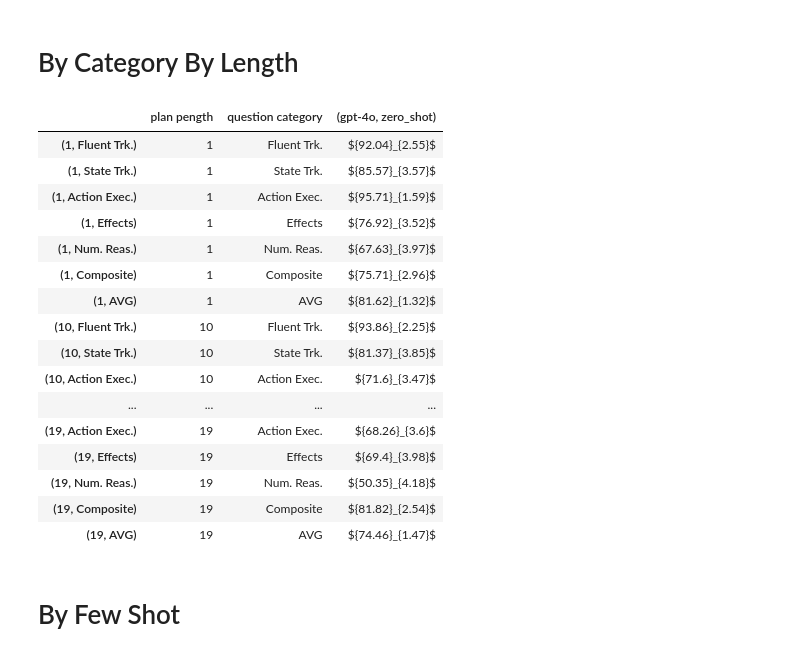
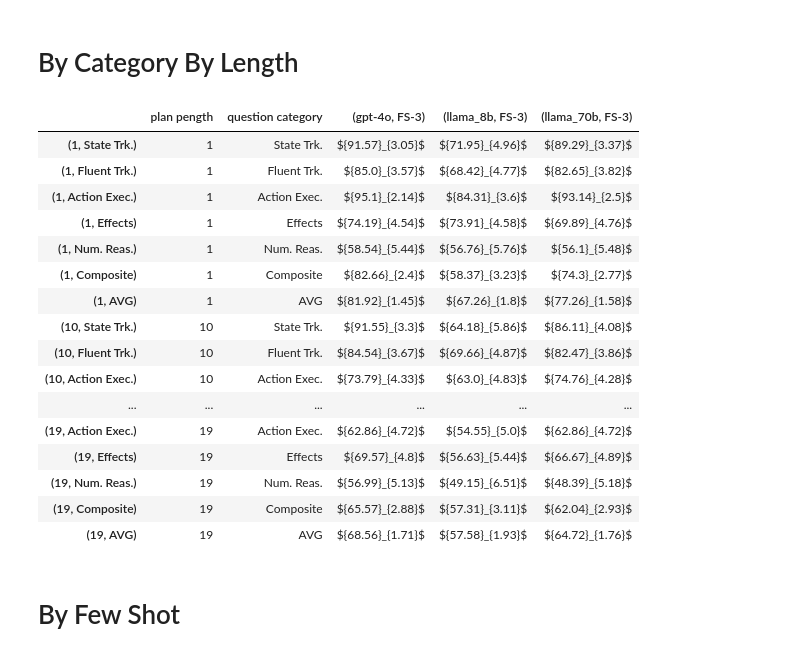
Before and after one commit to izuminka/reasoning_about_actions, a Jupyter notebook: analysis/tables/by_models.ipynb, the cells around one changed output. Drawn from its saved outputs; the diff is of its cells as text; code cells hidden in the pictures.

```diff
--- a/analysis/tables/by_models.ipynb
+++ b/analysis/tables/by_models.ipynb
@@ -13,15 +13,14 @@ CONF_KEY = 'sem'
 def latex_table_mods(latex_table):
     return latex_table.replace('{lllllllllllll}','{l|ll|ll|ll|ll||ll|ll}').replace('${None}_{None}$', '---')
 
-model_names =  ['gpt-4o']#, 'gemini', 'llama2-13b-chat', 'llama-3-8b-instruct', 'llama2-7b-chat', 'gemma-7b'] + ['llama-3-8b-instruct-finetuned','gemma-7b-finetuned']
+model_names =  ['gpt-4o', 'llama_8b','llama_70b', ]#'llama_8b.finetuned_free'#'llama_8b.finetuned_tf']#, 'gemini', 'llama2-13b-chat', 'llama-3-8b-instruct', 'llama2-7b-chat', 'gemma-7b'] + ['llama-3-8b-instruct-finetuned','gemma-7b-finetuned']
 # %%
-answer_type = TRUE_FALSE_ANSWER_TYPE
+answer_type = TRUE_FALSE_ANSWER_TYPE# FREE_ANSWER_TYPE #
 answer_type_ext = f'{answer_type}.{ACCURACY_SCORE_KEY}'
-
 
 # ids_file_name = 'dataset_ids.test.pruned'  # None
 # save_main_dir = f'{STATISTICS_PATH}.{ids_file_name}'
-save_main_dir = f'{STATISTICS_PATH}.trial_run3'
+save_main_dir = f'{STATISTICS_PATH}.trial_run.ED'
 stats_all = collect_stats_all(answer_type_ext, save_main_dir=save_main_dir)
 print(len(stats_all))
 plan_lengths = [1,10,19]
@@ -220,33 +223,33 @@ def to_df_few_shot_by_category(results_all, answer_type,
 # %%
 subs = WITHOUT_RANDOM_SUB
 rams = WITHOUT_RAMIFICATIONS
-prompt_type = 'zero_shot'
+prompt_type = 'few_shot_3'#'zero_shot'
 # for subs in [WITHOUT_RANDOM_SUB, WITH_RANDOM_SUB]:
 #     for rams in [WITHOUT_RAMIFICATIONS, WITH_RAMIFICATIONS]:
 df3 = to_df_by_len_by_category(stats_all, answer_type, prompt_type, model_names=model_names, subs=subs, ramifications=rams)
 df3
         # #
 # caption_nl = f'performance of on the test set by categories, {subs}, {rams}'.replace('_', ' ')
 # save_key = f'by_plan_by_categories.{answer_type}.{prompt_type}.{subs}.{rams}'
 #
 # latex_table_all = latex_table_mods(to_latex_table(df3, caption_nl, label=save_key, index=False))
 # with open(os.path.join(save_dir, f'{save_key}.tex'), 'w') as f:
 #     f.write(latex_table_all)
 # %% [output]
-|  | plan pength | question category | (gpt-4o, zero_shot) |
-| (1, Fluent Trk.) | 1 | Fluent Trk. | ${92.04}_{2.55}$ |
-| (1, State Trk.) | 1 | State Trk. | ${85.57}_{3.57}$ |
-| (1, Action Exec.) | 1 | Action Exec. | ${95.71}_{1.59}$ |
-| (1, Effects) | 1 | Effects | ${76.92}_{3.52}$ |
-| (1, Num. Reas.) | 1 | Num. Reas. | ${67.63}_{3.97}$ |
-| (1, Composite) | 1 | Composite | ${75.71}_{2.96}$ |
-| (1, AVG) | 1 | AVG | ${81.62}_{1.32}$ |
-| (10, Fluent Trk.) | 10 | Fluent Trk. | ${93.86}_{2.25}$ |
-| (10, State Trk.) | 10 | State Trk. | ${81.37}_{3.85}$ |
-| (10, Action Exec.) | 10 | Action Exec. | ${71.6}_{3.47}$ |
-| ... | ... | ... | ... |
-| (19, Action Exec.) | 19 | Action Exec. | ${68.26}_{3.6}$ |
-| (19, Effects) | 19 | Effects | ${69.4}_{3.98}$ |
-| (19, Num. Reas.) | 19 | Num. Reas. | ${50.35}_{4.18}$ |
-| (19, Composite) | 19 | Composite | ${81.82}_{2.54}$ |
-| (19, AVG) | 19 | AVG | ${74.46}_{1.47}$ |
+|  | plan pength | question category | (gpt-4o, FS-3) | (llama_8b, FS-3) | (llama_70b, FS-3) |
+| (1, State Trk.) | 1 | State Trk. | ${91.57}_{3.05}$ | ${71.95}_{4.96}$ | ${89.29}_{3.37}$ |
+| (1, Fluent Trk.) | 1 | Fluent Trk. | ${85.0}_{3.57}$ | ${68.42}_{4.77}$ | ${82.65}_{3.82}$ |
+| (1, Action Exec.) | 1 | Action Exec. | ${95.1}_{2.14}$ | ${84.31}_{3.6}$ | ${93.14}_{2.5}$ |
+| (1, Effects) | 1 | Effects | ${74.19}_{4.54}$ | ${73.91}_{4.58}$ | ${69.89}_{4.76}$ |
+| (1, Num. Reas.) | 1 | Num. Reas. | ${58.54}_{5.44}$ | ${56.76}_{5.76}$ | ${56.1}_{5.48}$ |
+| (1, Composite) | 1 | Composite | ${82.66}_{2.4}$ | ${58.37}_{3.23}$ | ${74.3}_{2.77}$ |
+| (1, AVG) | 1 | AVG | ${81.92}_{1.45}$ | ${67.26}_{1.8}$ | ${77.26}_{1.58}$ |
+| (10, State Trk.) | 10 | State Trk. | ${91.55}_{3.3}$ | ${64.18}_{5.86}$ | ${86.11}_{4.08}$ |
+| (10, Fluent Trk.) | 10 | Fluent Trk. | ${84.54}_{3.67}$ | ${69.66}_{4.87}$ | ${82.47}_{3.86}$ |
+| (10, Action Exec.) | 10 | Action Exec. | ${73.79}_{4.33}$ | ${63.0}_{4.83}$ | ${74.76}_{4.28}$ |
+| ... | ... | ... | ... | ... | ... |
+| (19, Action Exec.) | 19 | Action Exec. | ${62.86}_{4.72}$ | ${54.55}_{5.0}$ | ${62.86}_{4.72}$ |
+| (19, Effects) | 19 | Effects | ${69.57}_{4.8}$ | ${56.63}_{5.44}$ | ${66.67}_{4.89}$ |
+| (19, Num. Reas.) | 19 | Num. Reas. | ${56.99}_{5.13}$ | ${49.15}_{6.51}$ | ${48.39}_{5.18}$ |
+| (19, Composite) | 19 | Composite | ${65.57}_{2.88}$ | ${57.31}_{3.11}$ | ${62.04}_{2.93}$ |
+| (19, AVG) | 19 | AVG | ${68.56}_{1.71}$ | ${57.58}_{1.93}$ | ${64.72}_{1.76}$ |
```
Also changed, not shown: parts of 3 cells of this notebook, 5 other files.
